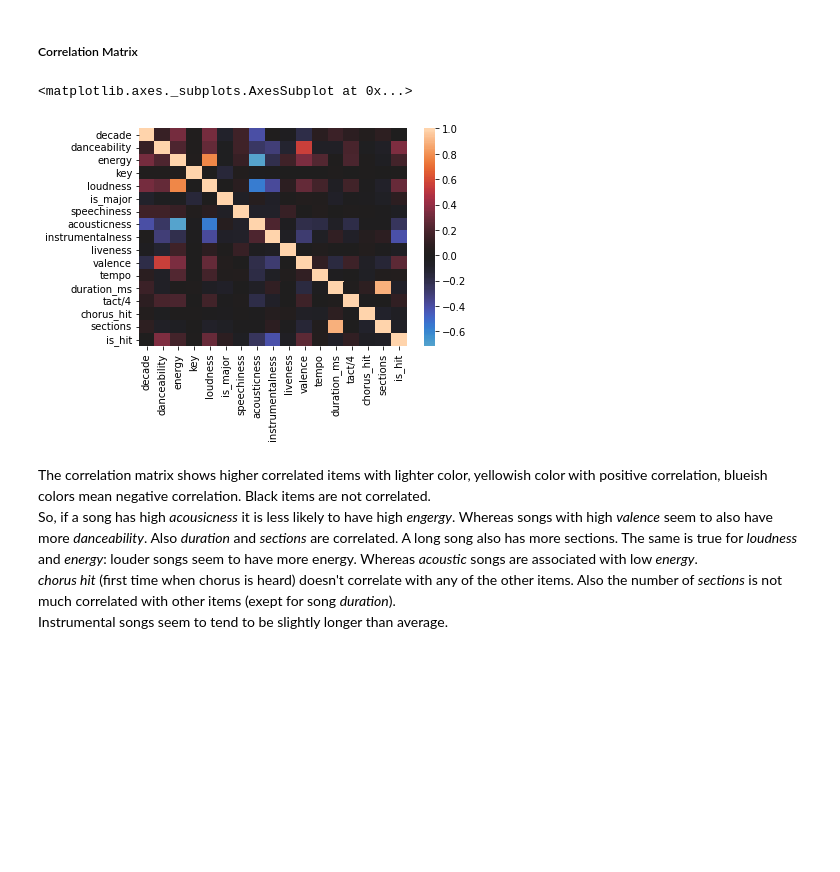
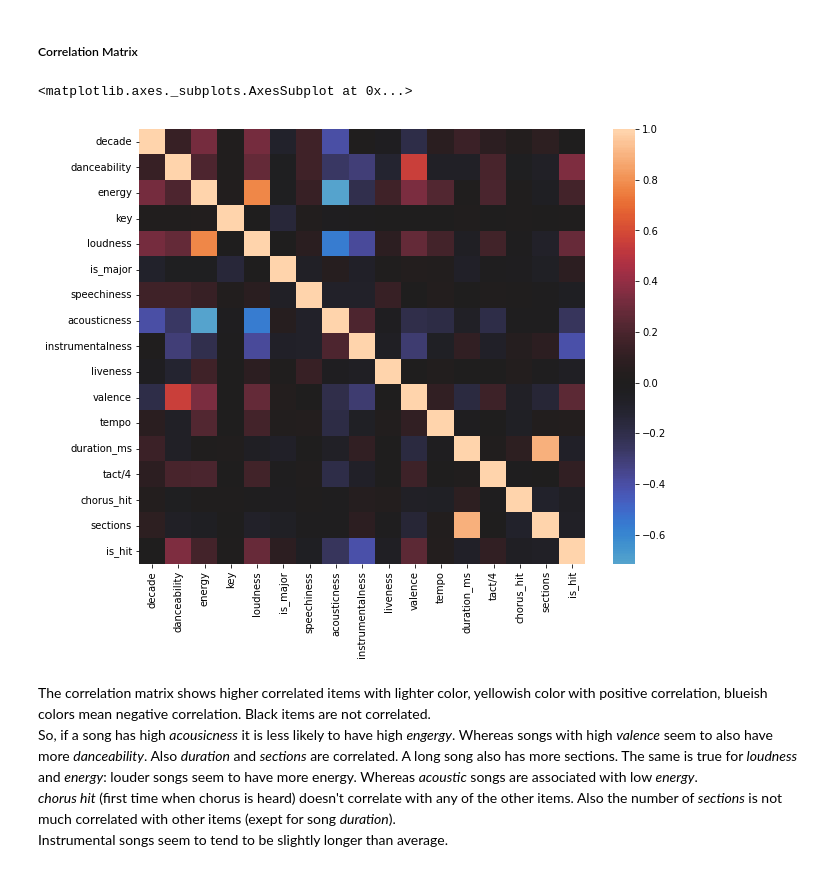
Before and after one commit to aexsi/HCC_VIS_TEAM9, a Jupyter notebook: VIS.ipynb, the cells around one changed output. Cells and saved outputs as stored; diff of their text form; code cells hidden in the pictures; blank space fills up the shorter version.

```diff
--- a/VIS.ipynb
+++ b/VIS.ipynb
@@ -129,10 +147,11 @@ There seems to be a narrow focus on _tact/4_ of 4 (4/4 tact). Though a few songs
 # %% [markdown]
 ##### Correlation Matrix
 # %%
+pt = plt.figure(figsize=(10,8))
 sb.heatmap( df.corr(), center=0 )
 # %% [output]
 <matplotlib.axes._subplots.AxesSubplot at 0x...>
-[figure, old version]
+[figure, new version]
 # %% [markdown]
 The correlation matrix shows higher correlated items with lighter color, yellowish color with positive correlation, blueish colors mean negative correlation. Black items are not correlated.
 <br>
```
Also changed, not shown: parts of 11 cells of this notebook.
